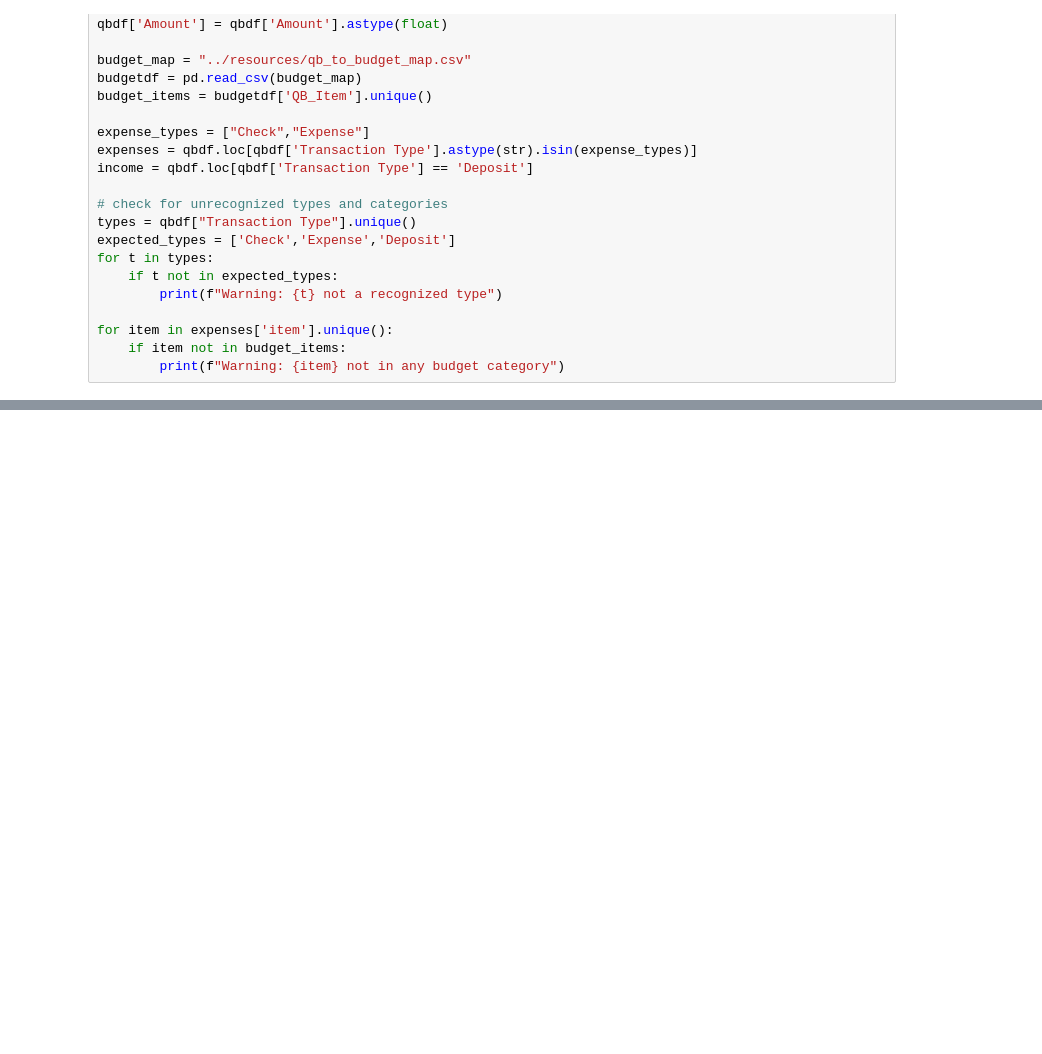
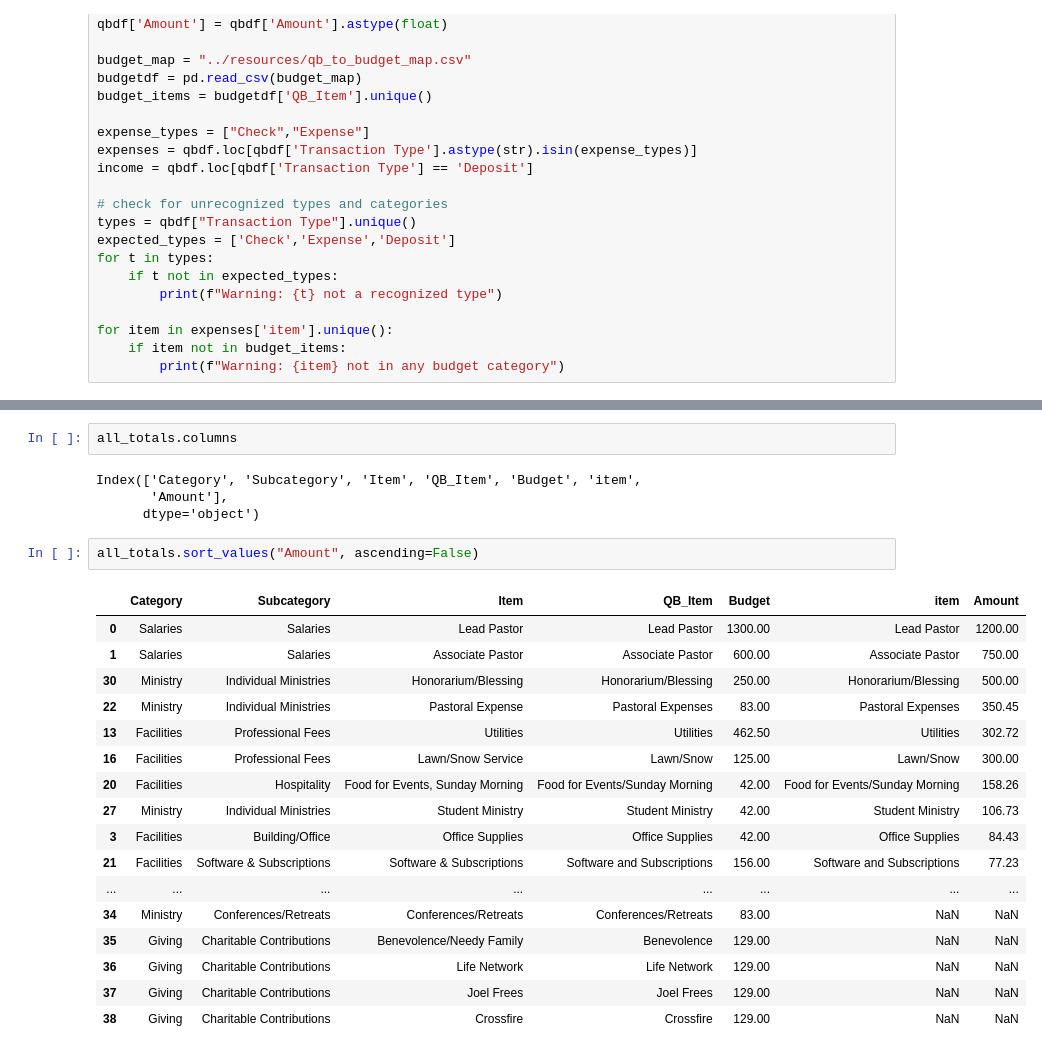
Before and after one commit to keaturner55/ChurchFinance, a Jupyter notebook: notebook/quickbooks.ipynb, the cells around one changed output, grey strips where cells are left out. Saved outputs shown, nothing was run; the diff lists cells and outputs as text; blank space fills up the shorter version.

```diff
--- a/notebook/quickbooks.ipynb
+++ b/notebook/quickbooks.ipynb
@@ -108,0 +118,26 @@ expenses.loc[expenses['item']=='Church Insurance']
+# %%
+all_totals.columns
+# %% [output]
+Index(['Category', 'Subcategory', 'Item', 'QB_Item', 'Budget', 'item',
+       'Amount'],
+      dtype='object')
+# %%
+all_totals.sort_values("Amount", ascending=False)
+# %% [output]
+|  | Category | Subcategory | Item | QB_Item | Budget | item | Amount |
+| 0 | Salaries | Salaries | Lead Pastor | Lead Pastor | 1300.00 | Lead Pastor | 1200.00 |
+| 1 | Salaries | Salaries | Associate Pastor | Associate Pastor | 600.00 | Associate Pastor | 750.00 |
+| 30 | Ministry | Individual Ministries | Honorarium/Blessing | Honorarium/Blessing | 250.00 | Honorarium/Blessing | 500.00 |
+| 22 | Ministry | Individual Ministries | Pastoral Expense | Pastoral Expenses | 83.00 | Pastoral Expenses | 350.45 |
+| 13 | Facilities | Professional Fees | Utilities | Utilities | 462.50 | Utilities | 302.72 |
+| 16 | Facilities | Professional Fees | Lawn/Snow Service | Lawn/Snow | 125.00 | Lawn/Snow | 300.00 |
+| 20 | Facilities | Hospitality | Food for Events, Sunday Morning | Food for Events/Sunday Morning | 42.00 | Food for Events/Sunday Morning | 158.26 |
+| 27 | Ministry | Individual Ministries | Student Ministry | Student Ministry | 42.00 | Student Ministry | 106.73 |
+| 3 | Facilities | Building/Office | Office Supplies | Office Supplies | 42.00 | Office Supplies | 84.43 |
+| 21 | Facilities | Software & Subscriptions | Software & Subscriptions | Software and Subscriptions | 156.00 | Software and Subscriptions | 77.23 |
+| ... | ... | ... | ... | ... | ... | ... | ... |
+| 34 | Ministry | Conferences/Retreats | Conferences/Retreats | Conferences/Retreats | 83.00 | NaN | NaN |
+| 35 | Giving | Charitable Contributions | Benevolence/Needy Family | Benevolence | 129.00 | NaN | NaN |
+| 36 | Giving | Charitable Contributions | Life Network | Life Network | 129.00 | NaN | NaN |
+| 37 | Giving | Charitable Contributions | Joel Frees | Joel Frees | 129.00 | NaN | NaN |
+| 38 | Giving | Charitable Contributions | Crossfire | Crossfire | 129.00 | NaN | NaN |
```
Also changed, not shown: parts of 12 cells of this notebook, 1 other file.
